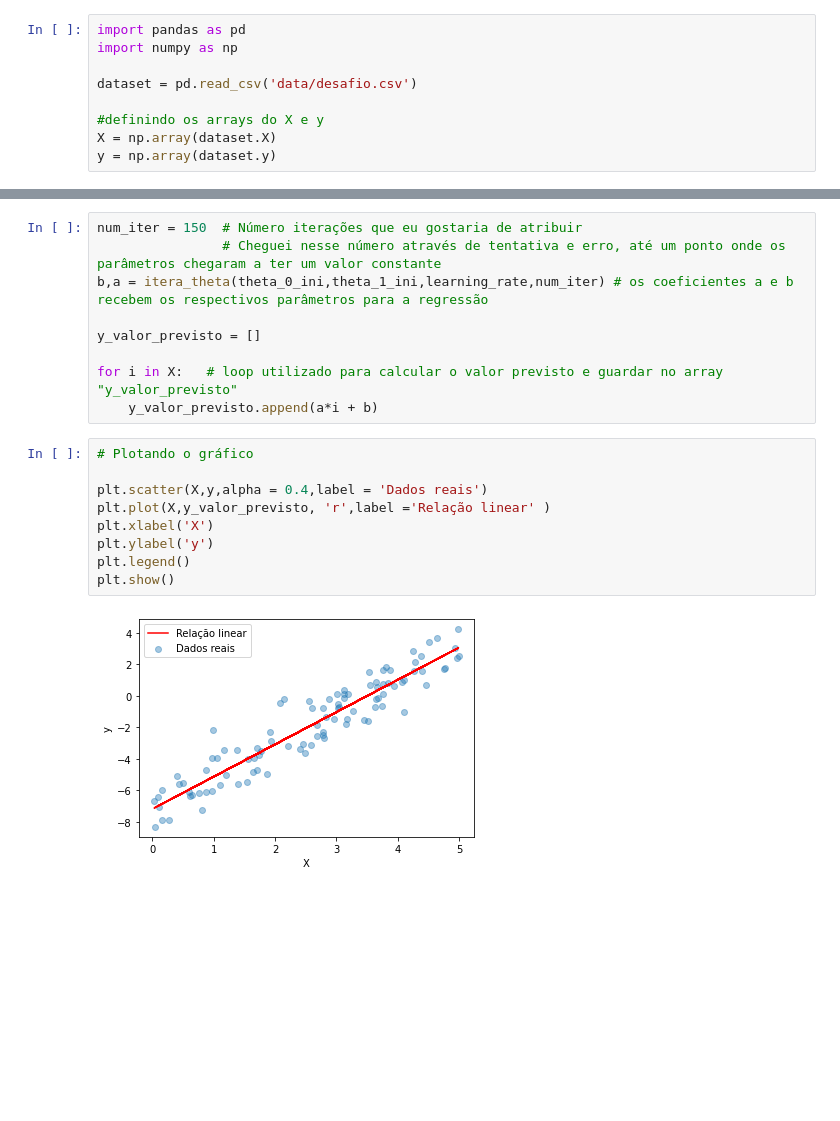
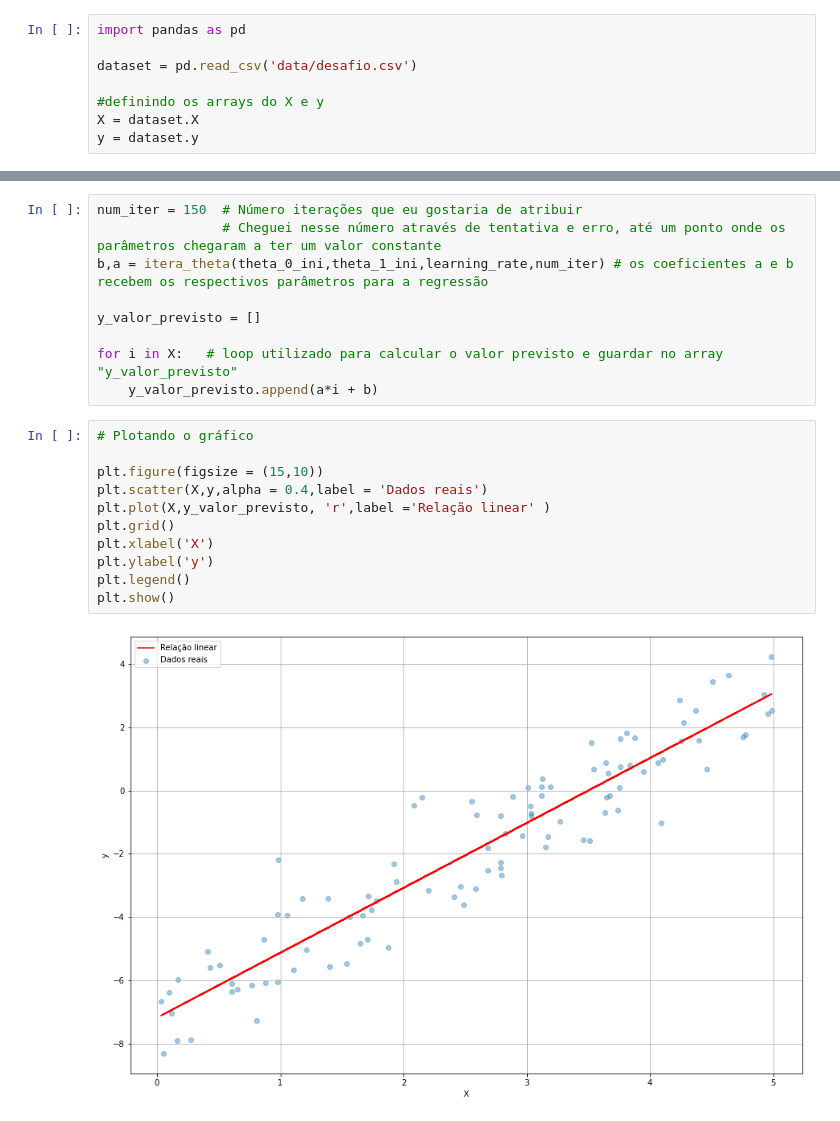
Before and after one commit to Paulokim1/Fase1_2020-2, a Jupyter notebook: PS - Talus Insper - 2020.2 - Desafio.ipynb, the cells around one changed output, grey strips where cells are left out. Saved outputs shown, nothing was run; the diff lists cells and outputs as text; blank space fills up the shorter version.

```diff
--- a/PS - Talus Insper - 2020.2 - Desafio.ipynb
+++ b/PS - Talus Insper - 2020.2 - Desafio.ipynb
@@ -52,13 +52,12 @@ Aqui trataremos apenas do caso $n = 1$, sendo $n$ o número de features ou input
 Nessa equação, $\theta_i$ é o parâmetro da feature $i$ sendo $\theta_0$ o viés.
 # %%
 import pandas as pd
-import numpy as np
 
 dataset = pd.read_csv('data/desafio.csv')
 
 #definindo os arrays do X e y
-X = np.array(dataset.X)
-y = np.array(dataset.y)
+X = dataset.X
+y = dataset.y
 # %% [markdown]
 Os algoritmos de regressão linear servem para acharmos, de maneira mais eficiente, os parâmetros $\theta$ de nosso modelo, definida uma métrica.
 
@@ -229,11 +229,13 @@ for i in X:   # loop utilizado para calcular o valor previsto e guardar no array
 # %%
 # Plotando o gráfico
 
+plt.figure(figsize = (15,10))
 plt.scatter(X,y,alpha = 0.4,label = 'Dados reais')
 plt.plot(X,y_valor_previsto, 'r',label ='Relação linear' )
+plt.grid()
 plt.xlabel('X')
 plt.ylabel('y')
 plt.legend()
 plt.show()
 # %% [output]
-[figure, old version]
+[figure, new version]
```
Also changed, not shown: parts of 1 cell of this notebook.
